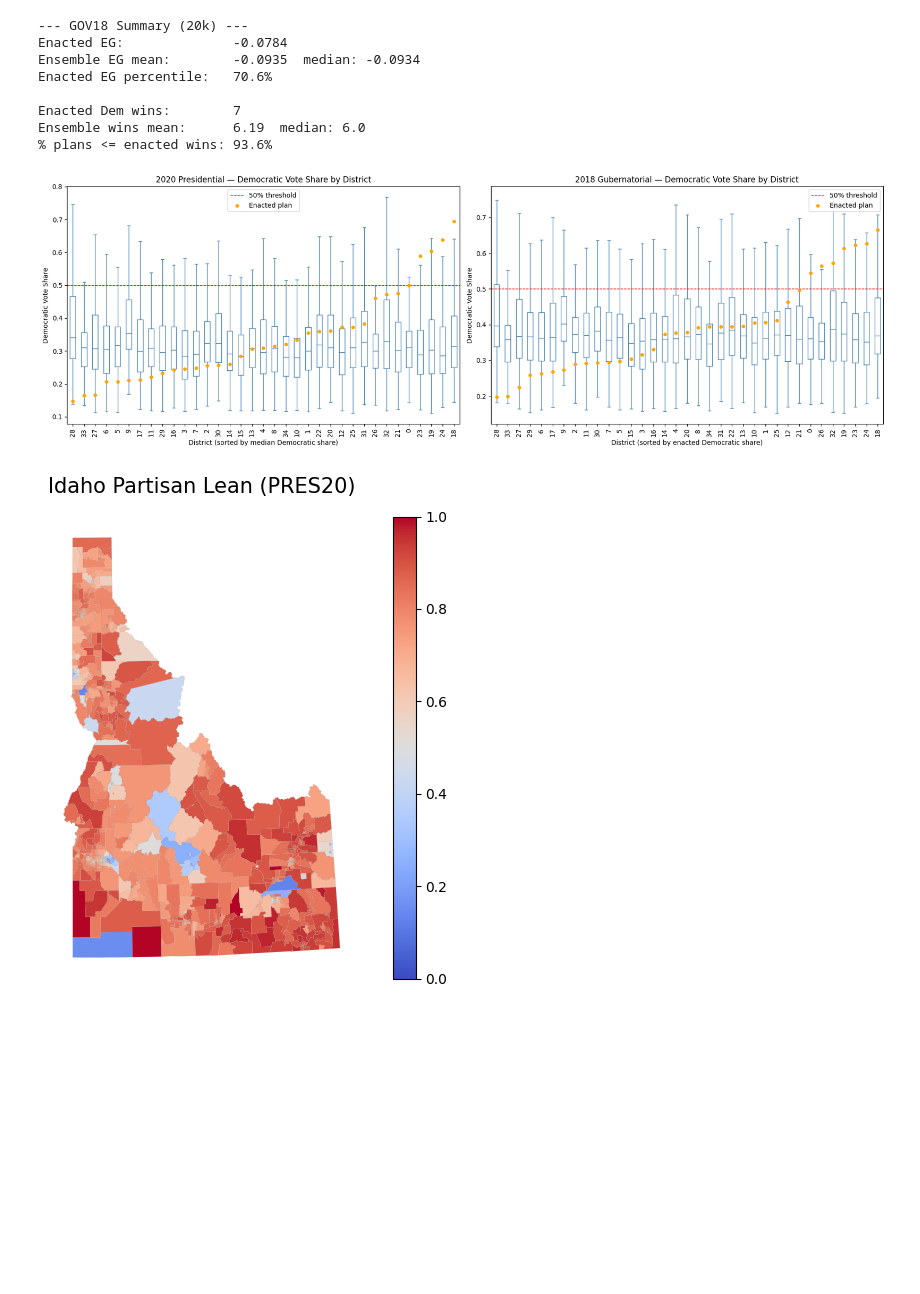
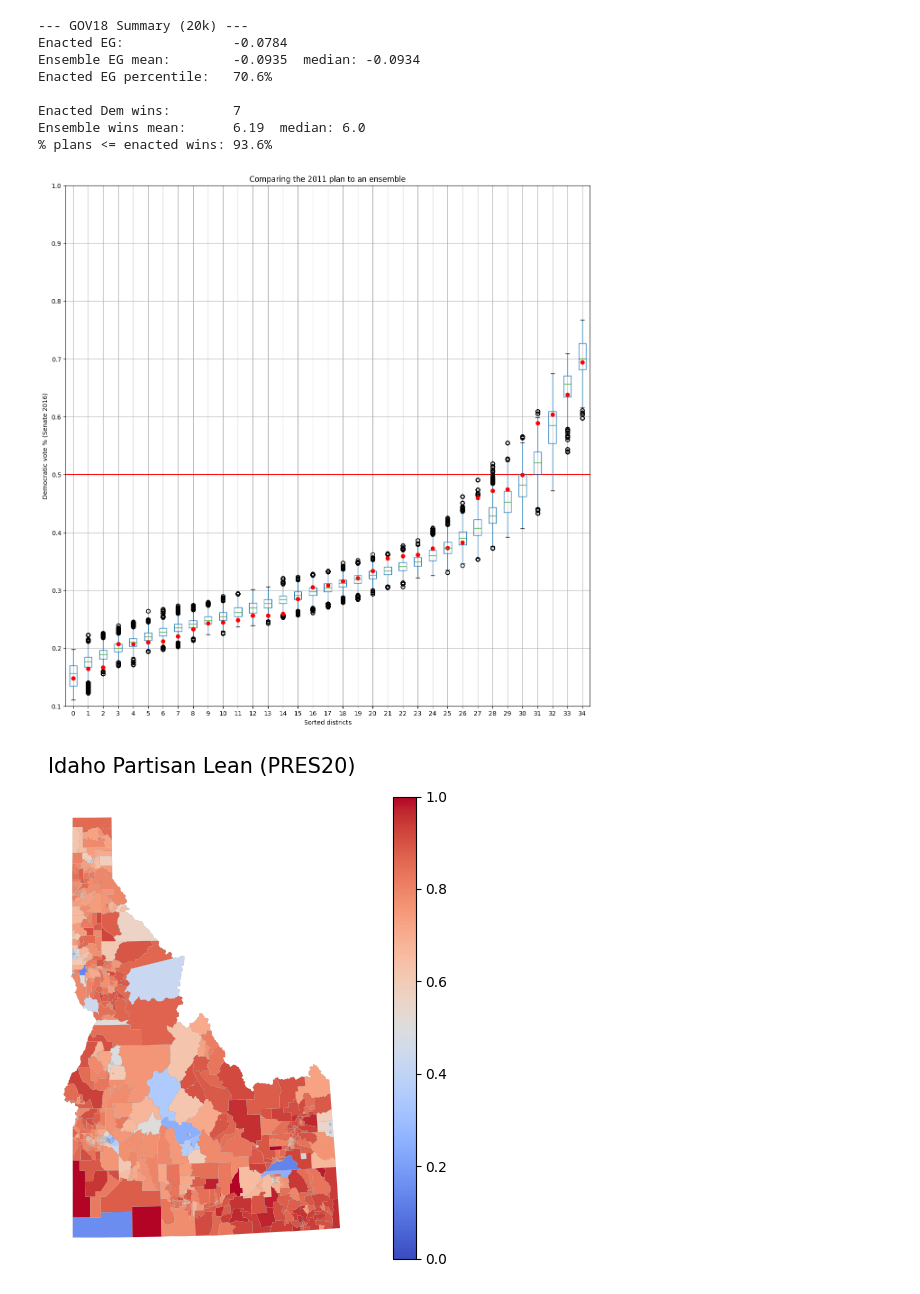
Before and after one commit to ssrawoorkar/final_proj, a Jupyter notebook: Gerry_chain.ipynb, the cells around one changed output. Cells and saved outputs as stored; diff of their text form; code cells hidden in the pictures; blank space fills up the shorter version.

Commit message:
fixing boxplot

```diff
--- a/Gerry_chain.ipynb
+++ b/Gerry_chain.ipynb
@@ -303,40 +304,37 @@ Enacted EG percentile:   70.6%
 Enacted Dem wins:        7
 Ensemble wins mean:      6.19  median: 6.0
 % plans <= enacted wins: 93.6%
+# %%
+pres20_df= pd.DataFrame(
+    sorted(partition["PRES20"].percents("Democratic"))
+    for partition in chain.with_progress_bar()
+)
+gov18_df = pd.DataFrame(
+    sorted(partition["GOV18"].percents("Democratic"))
+    for partition in chain.with_progress_bar()
+)
 # %%
-pres20_df = pd.DataFrame(pres20_shares)
-gov18_df = pd.DataFrame(gov18_shares)
+fig, ax = plt.subplots(figsize=(15, 15))
 
-pres20_enacted = pres20_shares[0]
-gov18_enacted = gov18_shares[0]
+# Draw 50% line
+ax.axhline(0.5, color="#ff0000")
 
-pres20_sorted= pres20_df[sorted(pres20_df.columns, key=lambda d: pres20_enacted[d])]
-gov18_sorted = gov18_df[sorted(gov18_df.columns, key=lambda d: gov18_enacted[d])]
+# Draw boxplot
+pres20_df.boxplot(ax=ax, positions=range(len(pres20_df.columns)))
 
-fig, axes = plt.subplots(1, 2, figsize=(18, 6))
+# Draw initial plan's Democratic vote %s (.iloc[0] gives the first row, which corresponds to the initial plan)
+plt.plot(pres20_df.iloc[0], "ro")
 
-for ax, df, enacted, title, xlabel in [
-    (axes[0], pres20_sorted, pres20_enacted, '2020 Presidential — Democratic Vote Share by District',
-     'District (sorted by median Democratic share)'),
-    (axes[1], gov18_sorted, gov18_enacted, '2018 Gubernatorial — Democratic Vote Share by District',
-     'District (sorted by enacted Democratic share)'),
-]:
-    df.plot.box(ax=ax, vert=True, showfliers=False, color='steelblue')
-    ax.axhline(0.5, color='red', linestyle='--', linewidth=1, label='50% threshold')
-    enacted_vals = [enacted[d] for d in df.columns]
-    ax.scatter(range(1, len(df.columns) + 1), enacted_vals,
-               color='orange', zorder=5, s=20, label='Enacted plan')
-    ax.set_title(title)
-    ax.set_xlabel(xlabel)
-    ax.set_ylabel('Democratic Vote Share')
-    ax.tick_params(axis='x', rotation=90)
-    ax.legend()
-
-plt.tight_layout()
-plt.savefig('id_boxplots.png', dpi=150)
+# Annotate
+ax.set_title("Comparing the 2011 plan to an ensemble")
+ax.set_ylabel("Democratic vote % (Senate 2016)")
+ax.set_xlabel("Sorted districts")
+ax.set_ylim(0.1, 1)
+ax.set_yticks([0.1, 0.2, 0.3, 0.4, 0.5, 0.6, 0.7, 0.8, 0.9, 1])
+plt.savefig('PAbox_plotSen2016.png')
 plt.show()
 # %% [output]
-[figure, old version]
+[figure, new version]
 # %%
 #Professor Ellen's Choropleth code
 #!/usr/bin/env python3
```
Also changed, not shown: parts of 1 cell of this notebook.
